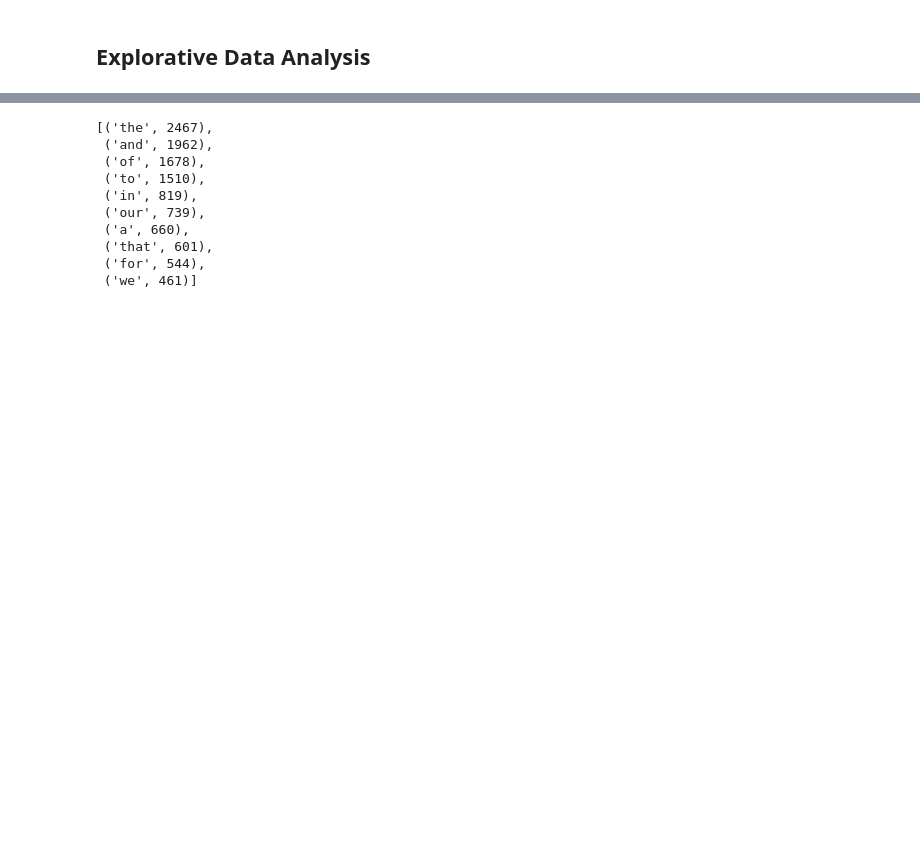
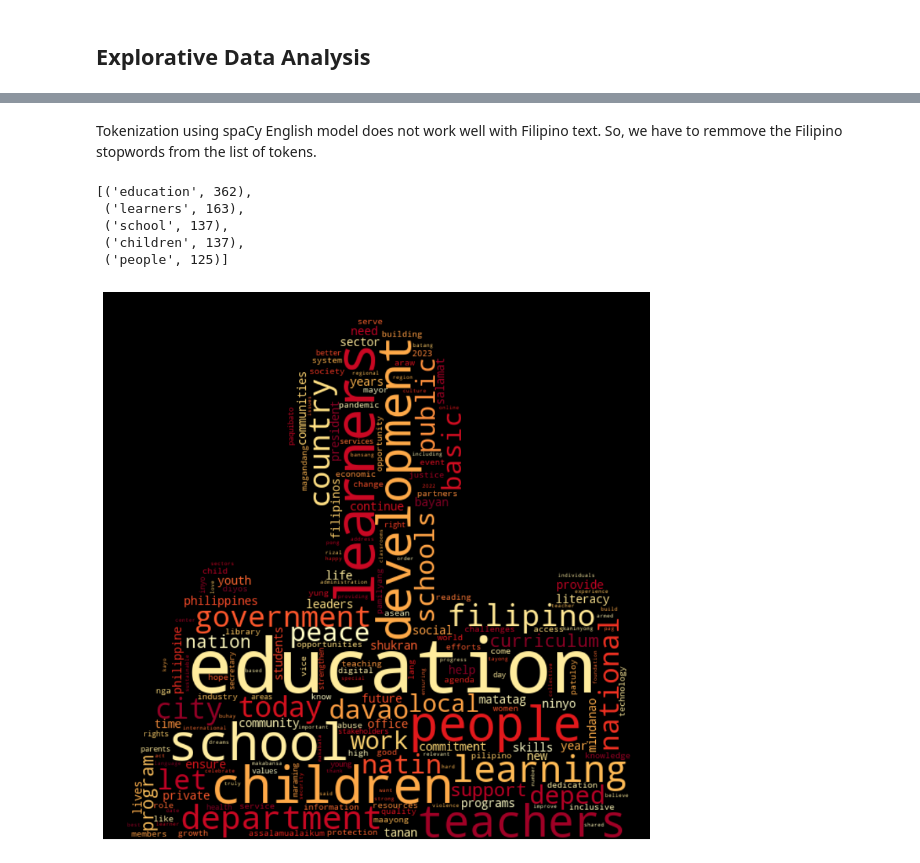
Before and after one commit to rixmape/speech-analysis-ph-govt-officials, a Jupyter notebook: nlp-insights.ipynb, the cells around one changed output, grey strips where cells are left out. Drawn from its saved outputs; the diff is of its cells as text; code cells hidden in the pictures; blank space fills up the shorter version.

Commit message:
Update to display wordcloud for word frequency
- Remove calamanCy Tagalog model
- Add text file for Tagalog stopwords

```diff
--- a/nlp-insights.ipynb
+++ b/nlp-insights.ipynb
@@ -23,7 +25,7 @@ tl_nlp = calamancy.load("tl_calamancy_md-0.1.0")
 # %% [markdown]
 ## Dataset preparation
 # %%
-df = pd.read_csv("speeches.csv")
+df = pd.read_csv("data/speeches.csv")
 df.head()
 # %% [output]
 |  | title | link | date | content |
@@ -51,12 +60,10 @@ memory usage: 1.8+ KB
 # %%
-# Tokenization using spaCy English model
-
 en_tokens = []
 
 for speech in df["content"]:
     doc = en_nlp(speech)
     tokens = [
-        token.text
+        token.text.lower()
         for token in doc
         if not token.is_punct and not token.is_space and not token.is_stop
     ]
@@ -77,26 +75,15 @@ Counter(en_tokens).most_common(10)
-# %%
-# Tokenization using calamanCy Tagalog model
-
-tl_tokens = []
-
-for speech in df["content"]:
-    doc = tl_nlp(speech)
-    tokens = [
-        token.text
-        for token in doc
-        if not token.is_punct and not token.is_space and not token.is_stop
-    ]
-    tl_tokens.extend(tokens)
+# %% [markdown]
+Tokenization using spaCy English model does not work well with Filipino text. So, we have to remmove the Filipino stopwords from the list of tokens.
+# %%
+with open("data/tl-stopwords.txt") as f:
+    tl_stopwords = f.read().splitlines()
+
+en_tokens = [token for token in en_tokens if token not in tl_stopwords]
 # %%
-Counter(tl_tokens).most_common(10)
+Counter(en_tokens).most_common(5)
 # %% [output]
-[('the', 2467),
- ('and', 1962),
- ('of', 1678),
- ('to', 1510),
- ('in', 819),
- ('our', 739),
- ('a', 660),
- ('that', 601),
- ('for', 544),
- ('we', 461)]
+[('education', 362),
+ ('learners', 163),
+ ('school', 137),
+ ('children', 137),
+ ('people', 125)]
@@ -106,0 +90,13 @@ Counter(tl_tokens).most_common(10)
+# %%
+image = img.imread("data/mask.jpg")
+
+wc = WordCloud(max_words=200, mask=image, colormap="YlOrRd_r")
+wc = wc.generate_from_frequencies(Counter(en_tokens))
+
+plt.figure(figsize=(8, 8))
+plt.imshow(wc, interpolation="bilinear")
+plt.axis("off")
+plt.tight_layout(pad=0)
+plt.show()
+# %% [output]
+[figure, added]
```
Also changed, not shown: parts of 5 cells of this notebook, 5 other files.
